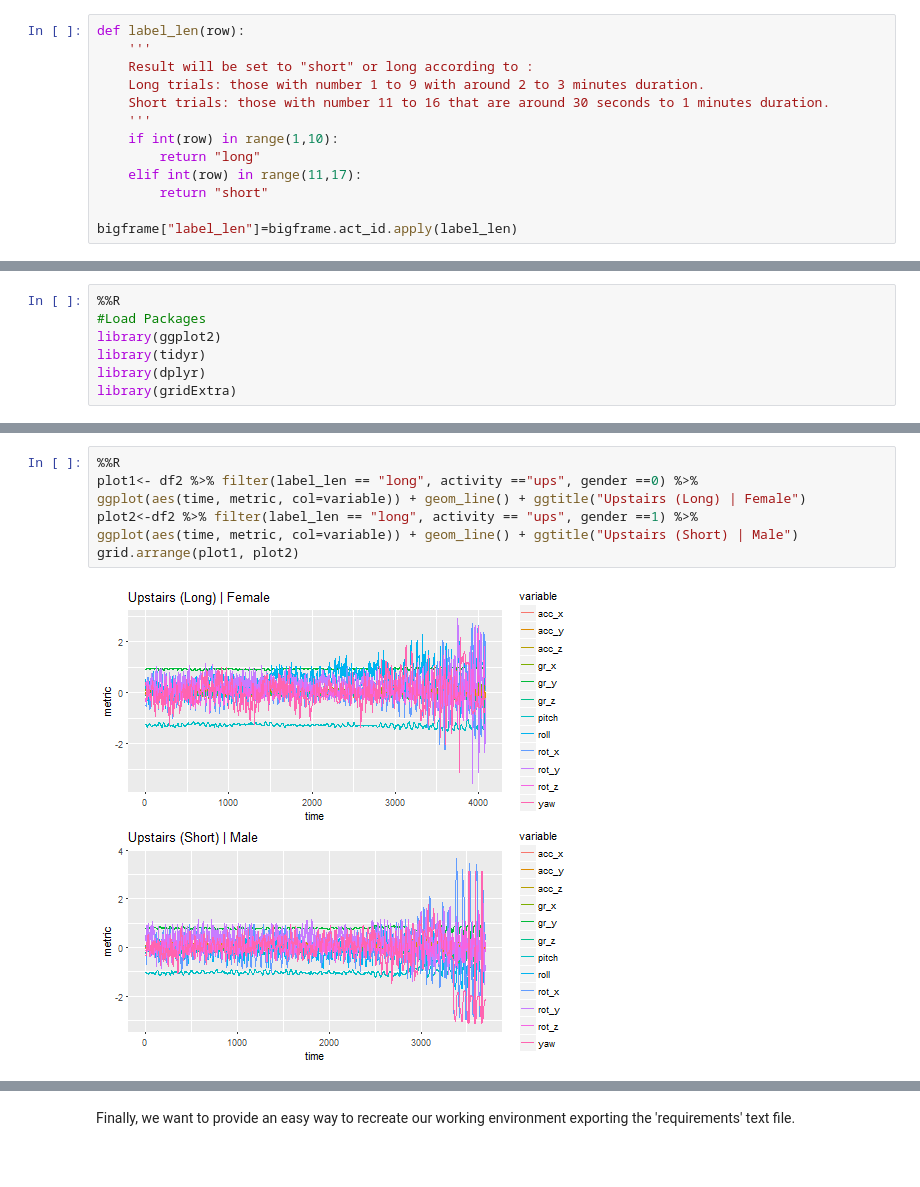
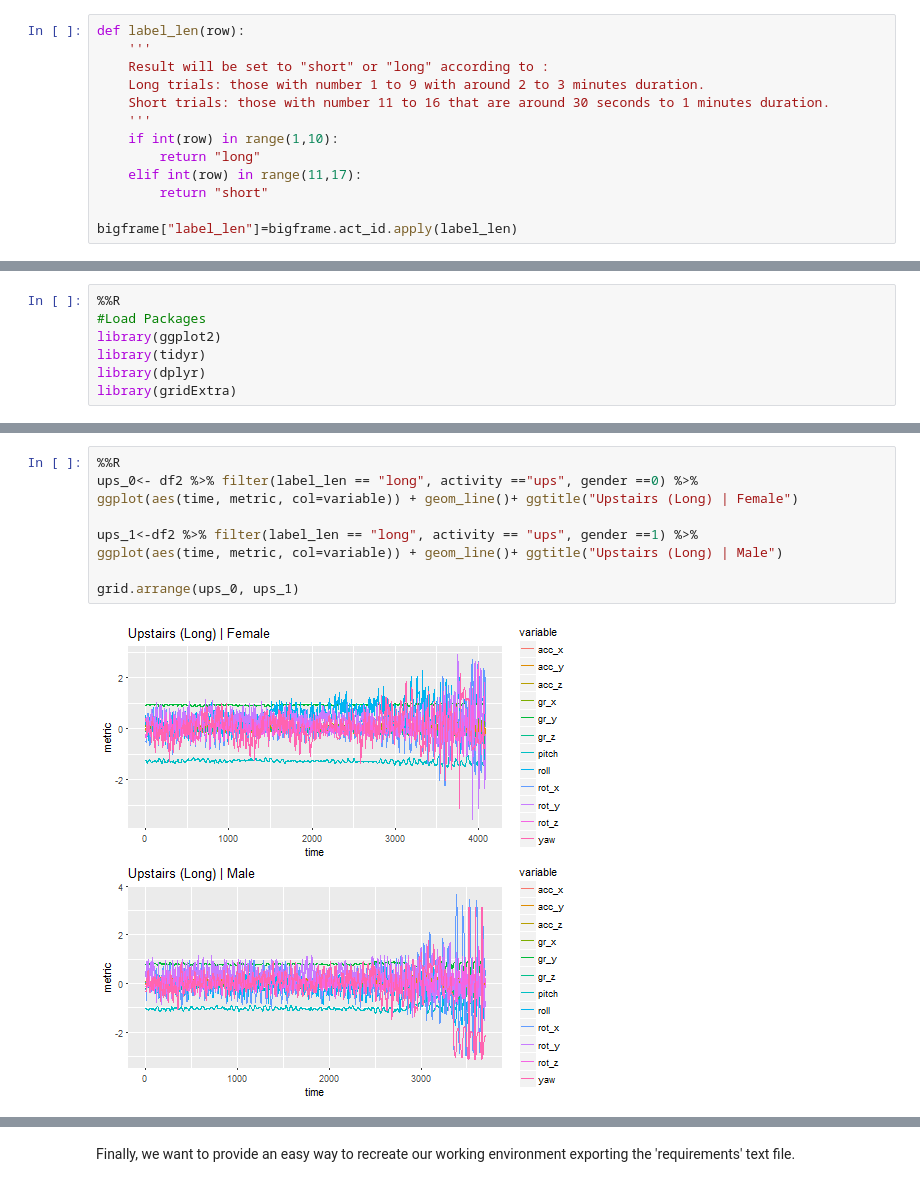
Before and after one commit to raquelredo/Projects, a Jupyter notebook: Machine Learning/Mobile_ts/mobile_ts.ipynb, the cells around one changed output, grey strips where cells are left out. Saved outputs shown, nothing was run; the diff lists cells and outputs as text.

```diff
--- a/Machine Learning/Mobile_ts/mobile_ts.ipynb
+++ b/Machine Learning/Mobile_ts/mobile_ts.ipynb
@@ -140,7 +136,7 @@ bigframe.columns = ["time", "roll", "pitch", "yaw",
 # %%
 def label_len(row):
     '''
-    Result will be set to "short" or long according to :
+    Result will be set to "short" or "long" according to :
     Long trials: those with number 1 to 9 with around 2 to 3 minutes duration.
     Short trials: those with number 11 to 16 that are around 30 seconds to 1 minutes duration.
     '''
@@ -385,9 +399,11 @@ Let's focus a bit our visualization. I am going to plot the mean of the metrics
 # %%
 %%R
-plot1<- df2 %>% filter(label_len == "long", activity =="ups", gender ==0) %>%
-ggplot(aes(time, metric, col=variable)) + geom_line() + ggtitle("Upstairs (Long) | Female")
-plot2<-df2 %>% filter(label_len == "long", activity == "ups", gender ==1) %>%
-ggplot(aes(time, metric, col=variable)) + geom_line() + ggtitle("Upstairs (Short) | Male")
-grid.arrange(plot1, plot2)
+ups_0<- df2 %>% filter(label_len == "long", activity =="ups", gender ==0) %>%
+ggplot(aes(time, metric, col=variable)) + geom_line()+ ggtitle("Upstairs (Long) | Female")
+
+ups_1<-df2 %>% filter(label_len == "long", activity == "ups", gender ==1) %>%
+ggplot(aes(time, metric, col=variable)) + geom_line()+ ggtitle("Upstairs (Long) | Male")
+
+grid.arrange(ups_0, ups_1)
 # %% [output]
-[figure, old version]
+[figure, new version]
```
Also changed, not shown: parts of 16 cells of this notebook, 8 other files.
